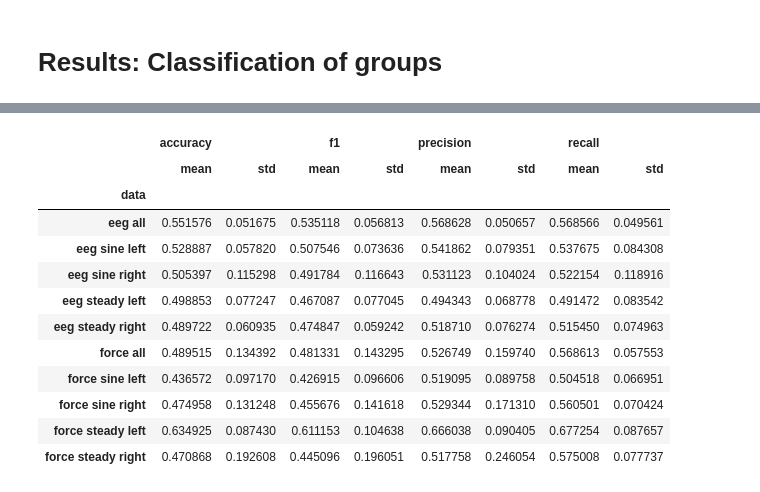
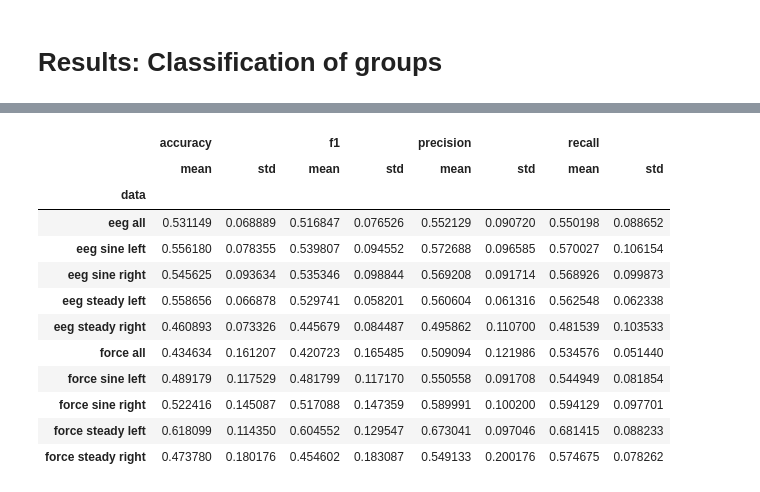
Before and after one commit to christiangoelz/FME_classification, a Jupyter notebook: scripts/results_ml_group.ipynb, the cells around one changed output, grey strips where cells are left out. Drawn from its saved outputs; the diff is of its cells as text; code cells hidden in the pictures.

```diff
--- a/scripts/results_ml_group.ipynb
+++ b/scripts/results_ml_group.ipynb
@@ -140,5 +143,5 @@ fig.savefig(str(Path.cwd().parent / 'Figures' / 'group_classification.svg'))
 # %%
-with open(str(Path.cwd().parent / 'results_used' / 'group_classification' /'classification_report_group_eeg.pkl'), 'rb') as handle:
+with open(str(folder / 'eeg' / 'dmd' / 'all'/ 'svc'/ 'classification_report.pkl'), 'rb') as handle:
     reports_eeg_all = pickle.load(handle)
 eeg_results_all = pd.DataFrame()
 eeg_results_all['accuracy'] = [reports_eeg_all[i][0]['accuracy'] for i in range(10)]
@@ -147,7 +150,7 @@ eeg_results_all['precision'] = [reports_eeg_all[i][0]['macro avg']['precision']
 eeg_results_all['recall'] = [reports_eeg_all[i][0]['macro avg']['recall'] for i in range(10)]
 eeg_results_all['data'] = 'eeg all'
 
-with open(str(Path.cwd().parent / 'results_used' / 'group_classification' / 'steady_left'/'classification_report_eeg.pkl'), 'rb') as handle:
+with open(str(folder / 'eeg' / 'dmd' / 'steady_left'/ 'svc'/ 'classification_report.pkl'), 'rb') as handle:
     reports_eeg_stl = pickle.load(handle)
 eeg_results_stl = pd.DataFrame()
 eeg_results_stl['accuracy'] = [reports_eeg_stl[i][0]['accuracy'] for i in range(10)]
@@ -156,7 +159,7 @@ eeg_results_stl['precision'] = [reports_eeg_stl[i][0]['macro avg']['precision']
 eeg_results_stl['recall'] = [reports_eeg_stl[i][0]['macro avg']['recall'] for i in range(10)]
 eeg_results_stl['data'] = 'eeg steady left'
 
-with open(str(Path.cwd().parent / 'results_used' / 'group_classification' / 'sine_left'/'classification_report_eeg.pkl'), 'rb') as handle:
+with open(str(folder / 'eeg' / 'dmd' / 'sine_left'/ 'svc'/ 'classification_report.pkl'), 'rb') as handle:
     reports_eeg_sl = pickle.load(handle)
 eeg_results_sl = pd.DataFrame()
 eeg_results_sl['accuracy'] = [reports_eeg_sl[i][0]['accuracy'] for i in range(10)]
@@ -165,7 +168,7 @@ eeg_results_sl['precision'] = [reports_eeg_sl[i][0]['macro avg']['precision'] fo
 eeg_results_sl['recall'] = [reports_eeg_sl[i][0]['macro avg']['recall'] for i in range(10)]
 eeg_results_sl['data'] = 'eeg sine left'
 
-with open(str(Path.cwd().parent / 'results_used' / 'group_classification' / 'steady_right'/'classification_report_eeg.pkl'), 'rb') as handle:
+with open(str(folder / 'eeg' / 'dmd' / 'steady_right'/ 'svc'/ 'classification_report.pkl'), 'rb') as handle:
     reports_eeg_str = pickle.load(handle)
 eeg_results_str = pd.DataFrame()
 eeg_results_str['accuracy'] = [reports_eeg_str[i][0]['accuracy'] for i in range(10)]
@@ -174,7 +177,7 @@ eeg_results_str['precision'] = [reports_eeg_str[i][0]['macro avg']['precision']
 eeg_results_str['recall'] = [reports_eeg_str[i][0]['macro avg']['recall'] for i in range(10)]
 eeg_results_str['data'] = 'eeg steady right'
 
-with open(str(Path.cwd().parent / 'results_used' / 'group_classification' / 'sine_right'/'classification_report_eeg.pkl'), 'rb') as handle:
+with open(str(folder / 'eeg' / 'dmd' / 'sine_right'/ 'svc'/ 'classification_report.pkl'), 'rb') as handle:
     reports_eeg_sr = pickle.load(handle)
 eeg_results_sr = pd.DataFrame()
 eeg_results_sr['accuracy'] = [reports_eeg_sr[i][0]['accuracy'] for i in range(10)]
@@ -183,7 +186,7 @@ eeg_results_sr['precision'] = [reports_eeg_sr[i][0]['macro avg']['precision'] fo
 eeg_results_sr['recall'] = [reports_eeg_sr[i][0]['macro avg']['recall'] for i in range(10)]
 eeg_results_sr['data'] = 'eeg sine right'
 
-with open(str(Path.cwd().parent / 'results_used' / 'group_classification' /'classification_report_group_force.pkl'), 'rb') as handle:
+with open(str(folder / 'force'/ 'performance' / 'all'/ 'svc'/ 'classification_report.pkl'), 'rb') as handle:
     reports_force_all = pickle.load(handle)
 force_results_all = pd.DataFrame()
 force_results_all['accuracy'] = [reports_force_all[i][0]['accuracy'] for i in range(10)]
@@ -192,7 +195,7 @@ force_results_all['precision'] = [reports_force_all[i][0]['macro avg']['precisio
 force_results_all['recall'] = [reports_force_all[i][0]['macro avg']['recall'] for i in range(10)]
 force_results_all['data'] = 'force all'
 
-with open(str(Path.cwd().parent / 'results_used' / 'group_classification' / 'steady_left'/'classification_report_force.pkl'), 'rb') as handle:
+with open(str(folder / 'force'/ 'performance' / 'steady_left'/ 'svc'/ 'classification_report.pkl'), 'rb') as handle:
     reports_force_stl = pickle.load(handle)
 force_results_stl = pd.DataFrame()
 force_results_stl['accuracy'] = [reports_force_stl[i][0]['accuracy'] for i in range(10)]
@@ -201,49 +204,49 @@ force_results_stl['precision'] = [reports_force_stl[i][0]['macro avg']['precisio
 force_results_stl['recall'] = [reports_force_stl[i][0]['macro avg']['recall'] for i in range(10)]
 force_results_stl['data'] = 'force steady left'
 
-with open(str(Path.cwd().parent / 'results_used' / 'group_classification' / 'sine_left'/'classification_report_force.pkl'), 'rb') as handle:
+with open(str(folder / 'force'/ 'performance' / 'sine_left'/ 'svc'/ 'classification_report.pkl'), 'rb') as handle:
     reports_force_sl = pickle.load(handle)
 force_results_sl = pd.DataFrame()
 force_results_sl['accuracy'] = [reports_force_sl[i][0]['accuracy'] for i in range(10)]
 force_results_sl['f1'] = [reports_force_sl[i][0]['macro avg']['f1-score'] for i in range(10)]
 force_results_sl['precision'] = [reports_force_sl[i][0]['macro avg']['precision'] for i in range(10)]
 force_results_sl['recall'] = [reports_force_sl[i][0]['macro avg']['recall'] for i in range(10)]
 force_results_sl['data'] = 'force sine left'
 
-with open(str(Path.cwd().parent / 'results_used' / 'group_classification' / 'steady_right'/'classification_report_force.pkl'), 'rb') as handle:
+with open(str(folder / 'force'/ 'performance' / 'steady_right'/ 'svc'/ 'classification_report.pkl'), 'rb') as handle:
     reports_force_str = pickle.load(handle)
 force_results_str = pd.DataFrame()
 force_results_str['accuracy'] = [reports_force_str[i][0]['accuracy'] for i in range(10)]
 force_results_str['f1'] = [reports_force_str[i][0]['macro avg']['f1-score'] for i in range(10)]
 force_results_str['precision'] = [reports_force_str[i][0]['macro avg']['precision'] for i in range(10)]
 force_results_str['recall'] = [reports_force_str[i][0]['macro avg']['recall'] for i in range(10)]
 force_results_str['data'] = 'force steady right'
 
-with open(str(Path.cwd().parent / 'results_used' / 'group_classification' / 'sine_right'/'classification_report_force.pkl'), 'rb') as handle:
+with open(str(folder / 'force'/ 'performance' / 'sine_right'/ 'svc'/ 'classification_report.pkl'), 'rb') as handle:
     reports_force_sr = pickle.load(handle)
 force_results_sr = pd.DataFrame()
 force_results_sr['accuracy'] = [reports_force_sr[i][0]['accuracy'] for i in range(10)]
 force_results_sr['f1'] = [reports_force_sr[i][0]['macro avg']['f1-score'] for i in range(10)]
 force_results_sr['precision'] = [reports_force_sr[i][0]['macro avg']['precision'] for i in range(10)]
 force_results_sr['recall'] = [reports_force_sr[i][0]['macro avg']['recall'] for i in range(10)]
 force_results_sr['data'] = 'force sine right'
 
 results = pd.concat([eeg_results_all, eeg_results_stl, eeg_results_sl, eeg_results_str, eeg_results_sr,
                     force_results_all, force_results_stl, force_results_sl, force_results_str, force_results_sr])
 results = results.groupby('data').describe().loc[:, (slice(None), ('mean','std'))]
-results.to_csv(str(Path.cwd().parent / 'results_used' / 'classification_report_group_stats.csv'))
+results.to_csv(str(Path.cwd().parent / 'resultsfication_report_group_stats.csv'))
 results
 # %% [output]
 |  | accuracy |  | f1 |  | precision |  | recall |  |
 |  | mean | std | mean | std | mean | std | mean | std |
 | data |  |  |  |  |  |  |  |  |
-| eeg all | 0.551576 | 0.051675 | 0.535118 | 0.056813 | 0.568628 | 0.050657 | 0.568566 | 0.049561 |
-| eeg sine left | 0.528887 | 0.057820 | 0.507546 | 0.073636 | 0.541862 | 0.079351 | 0.537675 | 0.084308 |
-| eeg sine right | 0.505397 | 0.115298 | 0.491784 | 0.116643 | 0.531123 | 0.104024 | 0.522154 | 0.118916 |
-| eeg steady left | 0.498853 | 0.077247 | 0.467087 | 0.077045 | 0.494343 | 0.068778 | 0.491472 | 0.083542 |
-| eeg steady right | 0.489722 | 0.060935 | 0.474847 | 0.059242 | 0.518710 | 0.076274 | 0.515450 | 0.074963 |
-| force all | 0.489515 | 0.134392 | 0.481331 | 0.143295 | 0.526749 | 0.159740 | 0.568613 | 0.057553 |
-| force sine left | 0.436572 | 0.097170 | 0.426915 | 0.096606 | 0.519095 | 0.089758 | 0.504518 | 0.066951 |
-| force sine right | 0.474958 | 0.131248 | 0.455676 | 0.141618 | 0.529344 | 0.171310 | 0.560501 | 0.070424 |
-| force steady left | 0.634925 | 0.087430 | 0.611153 | 0.104638 | 0.666038 | 0.090405 | 0.677254 | 0.087657 |
-| force steady right | 0.470868 | 0.192608 | 0.445096 | 0.196051 | 0.517758 | 0.246054 | 0.575008 | 0.077737 |
+| eeg all | 0.531149 | 0.068889 | 0.516847 | 0.076526 | 0.552129 | 0.090720 | 0.550198 | 0.088652 |
+| eeg sine left | 0.556180 | 0.078355 | 0.539807 | 0.094552 | 0.572688 | 0.096585 | 0.570027 | 0.106154 |
+| eeg sine right | 0.545625 | 0.093634 | 0.535346 | 0.098844 | 0.569208 | 0.091714 | 0.568926 | 0.099873 |
+| eeg steady left | 0.558656 | 0.066878 | 0.529741 | 0.058201 | 0.560604 | 0.061316 | 0.562548 | 0.062338 |
+| eeg steady right | 0.460893 | 0.073326 | 0.445679 | 0.084487 | 0.495862 | 0.110700 | 0.481539 | 0.103533 |
+| force all | 0.434634 | 0.161207 | 0.420723 | 0.165485 | 0.509094 | 0.121986 | 0.534576 | 0.051440 |
+| force sine left | 0.489179 | 0.117529 | 0.481799 | 0.117170 | 0.550558 | 0.091708 | 0.544949 | 0.081854 |
+| force sine right | 0.522416 | 0.145087 | 0.517088 | 0.147359 | 0.589991 | 0.100200 | 0.594129 | 0.097701 |
+| force steady left | 0.618099 | 0.114350 | 0.604552 | 0.129547 | 0.673041 | 0.097046 | 0.681415 | 0.088233 |
+| force steady right | 0.473780 | 0.180176 | 0.454602 | 0.183087 | 0.549133 | 0.200176 | 0.574675 | 0.078262 |
```
Also changed, not shown: parts of 1 cell of this notebook, 34 other files.
